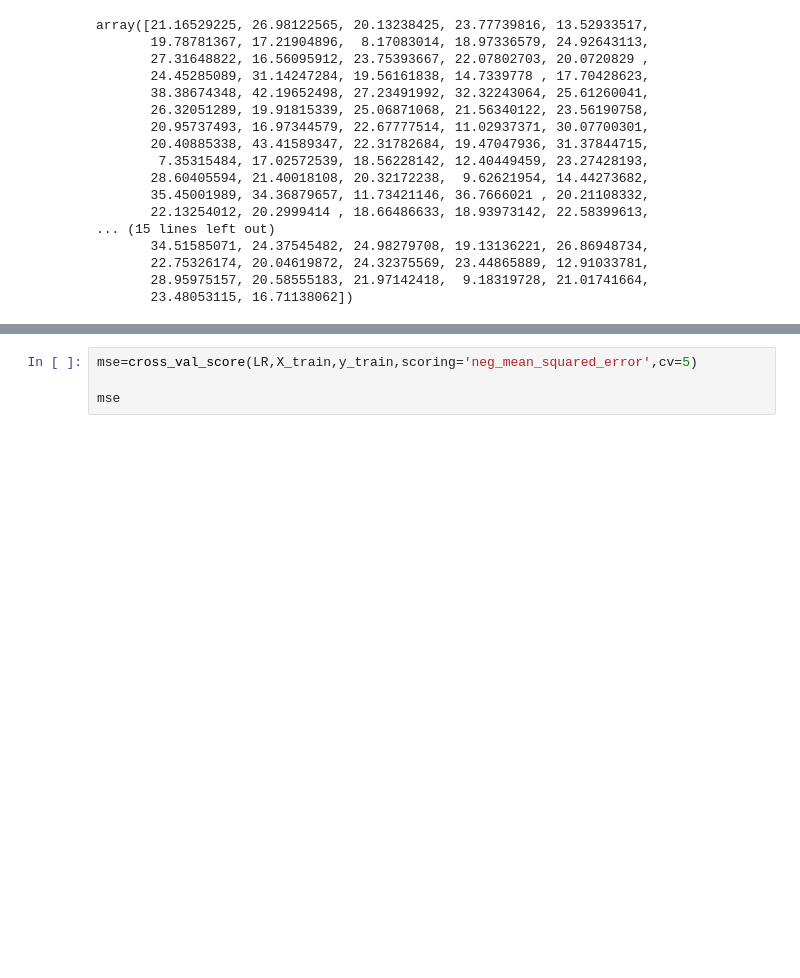
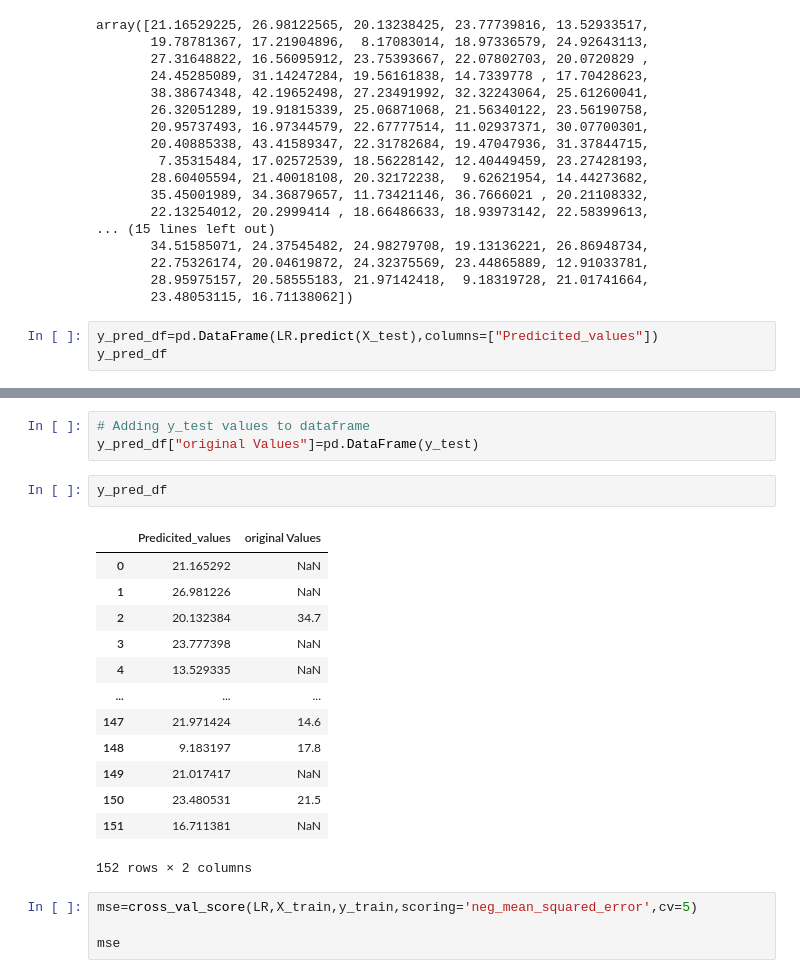
Before and after one commit to kwabena55/ML-Crash-Course, a Jupyter notebook: 24.Linear Regression.ipynb, the cells around one changed output, grey strips where cells are left out. Saved outputs shown, nothing was run; the diff lists cells and outputs as text; blank space fills up the shorter version.

```diff
--- a/24.Linear Regression.ipynb
+++ b/24.Linear Regression.ipynb
@@ -156,3 +156,6 @@ array([21.16529225, 26.98122565, 20.13238425, 23.77739816, 13.52933517,
        22.75326174, 20.04619872, 24.32375569, 23.44865889, 12.91033781,
        28.95975157, 20.58555183, 21.97142418,  9.18319728, 21.01741664,
        23.48053115, 16.71138062])
+# %%
+y_pred_df=pd.DataFrame(LR.predict(X_test),columns=["Predicited_values"])
+y_pred_df
@@ -159,3 +176,22 @@ array([21.16529225, 26.98122565, 20.13238425, 23.77739816, 13.52933517,
+# %%
+# Adding y_test values to dataframe
+y_pred_df["original Values"]=pd.DataFrame(y_test)
+# %%
+y_pred_df
+# %% [output]
+|  | Predicited_values | original Values |
+| 0 | 21.165292 | NaN |
+| 1 | 26.981226 | NaN |
+| 2 | 20.132384 | 34.7 |
+| 3 | 23.777398 | NaN |
+| 4 | 13.529335 | NaN |
+| ... | ... | ... |
+| 147 | 21.971424 | 14.6 |
+| 148 | 9.183197 | 17.8 |
+| 149 | 21.017417 | NaN |
+| 150 | 23.480531 | 21.5 |
+| 151 | 16.711381 | NaN |
+152 rows × 2 columns
 # %%
 mse=cross_val_score(LR,X_train,y_train,scoring='neg_mean_squared_error',cv=5)
 
```
Also changed, not shown: parts of 1 cell of this notebook.
